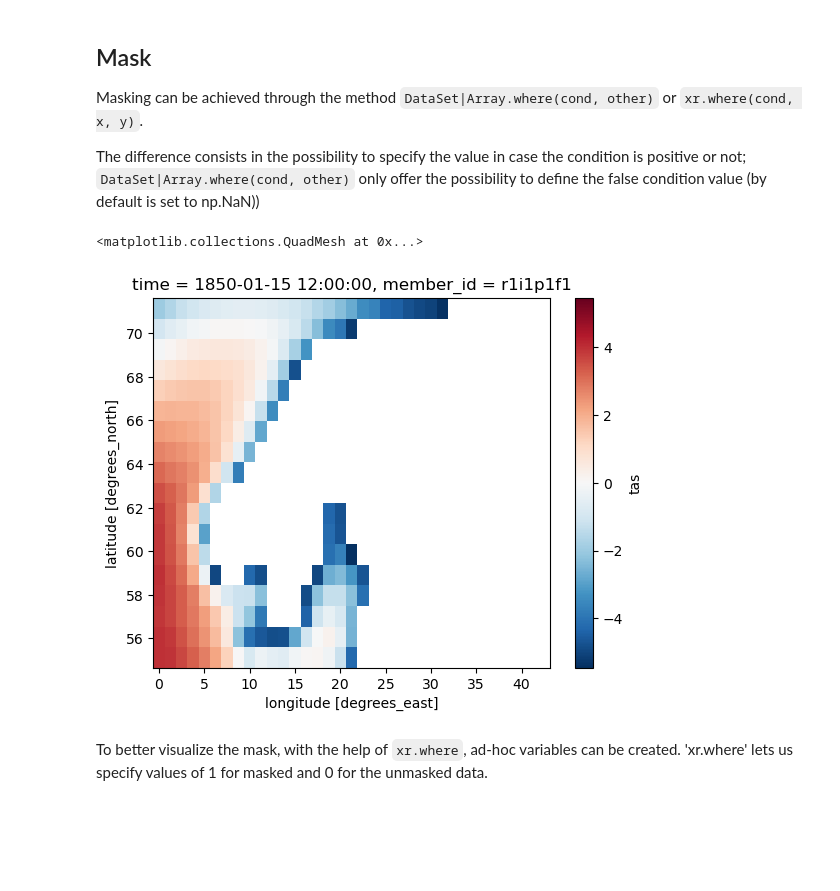
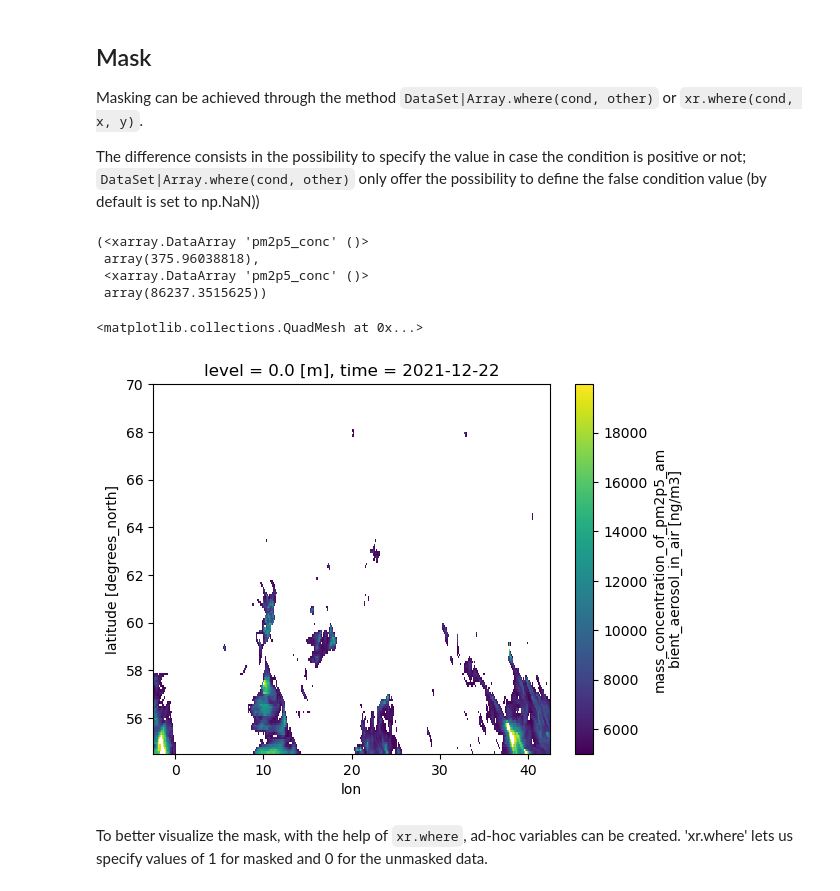
Before and after one commit to pangeo-data/geo-open-hack-2024, a Jupyter notebook: docs/pangeo/xarray_introduction.ipynb, the cells around one changed output. Drawn from its saved outputs; the diff is of its cells as text; code cells hidden in the pictures; blank space fills up the shorter version.

Commit message:
updated xarray introduction

```diff
--- a/docs/pangeo/xarray_introduction.ipynb
+++ b/docs/pangeo/xarray_introduction.ipynb
@@ -578,0 +608,2 @@ array([[[[  3.9915466 ,   3.9372864 ,   3.63208   , ..., -17.947784  ,
+# %%
+cams_AOI.attrs["units"] = "ng/m3"
@@ -612,0 +667,3 @@ We have monthly data. To obtain yearly values, we can group values per year and
+# %%
+list_times = np.datetime64('2021-12-22') + cams.time
+print(pd.to_datetime(list_times).strftime("%d %b %H:%S UTC"))
@@ -612,0 +688,2 @@ We have monthly data. To obtain yearly values, we can group values per year and
+# %%
+cams_AOI["time"] = list_times
@@ -660,13 +746,20 @@ Coordinates:
 Masking can be achieved through the method `DataSet|Array.where(cond, other)` or `xr.where(cond, x, y)`.
 
 The difference consists in the possibility to specify the value in case the condition is positive or not; `DataSet|Array.where(cond, other)` only offer the possibility to define the false condition value (by default is set to np.NaN))
+# %%
+cams_AOI.min(), cams_AOI.max()
+# %% [output]
+(<xarray.DataArray 'pm2p5_conc' ()>
+ array(375.96038818),
+ <xarray.DataArray 'pm2p5_conc' ()>
+ array(86237.3515625))
 # %%
-tas_masked = tas_AOI.where((tas_AOI >= -5.5) & (tas_AOI <= 15))
+cams_masked = cams_AOI.where((cams_AOI >= 5000) & (cams_AOI <= 20000))
 # %%
-tas_masked.isel(time=0).plot()
+cams_masked.isel(time=0).plot()
 # %% [output]
 <matplotlib.collections.QuadMesh at 0x...>
-[figure, old version]
+[figure, new version]
 # %% [markdown]
 To better visualize the mask, with the help of `xr.where`, ad-hoc variables can be created. 'xr.where' lets us specify values of 1 for masked and 0 for the unmasked data.
 # %%
```
Also changed, not shown: parts of 61 cells of this notebook, 1 other file.
